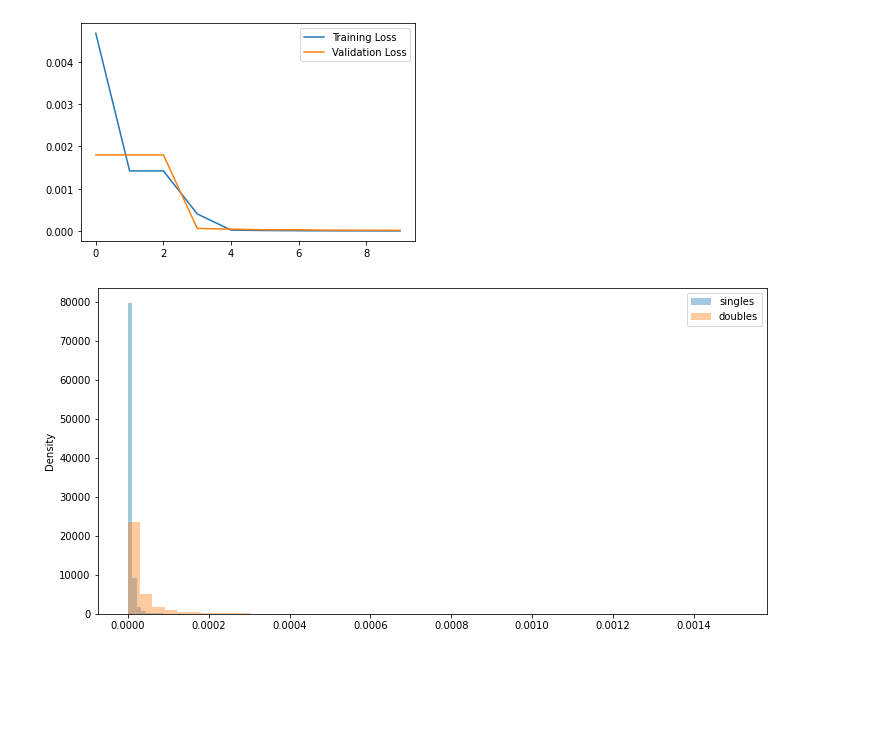
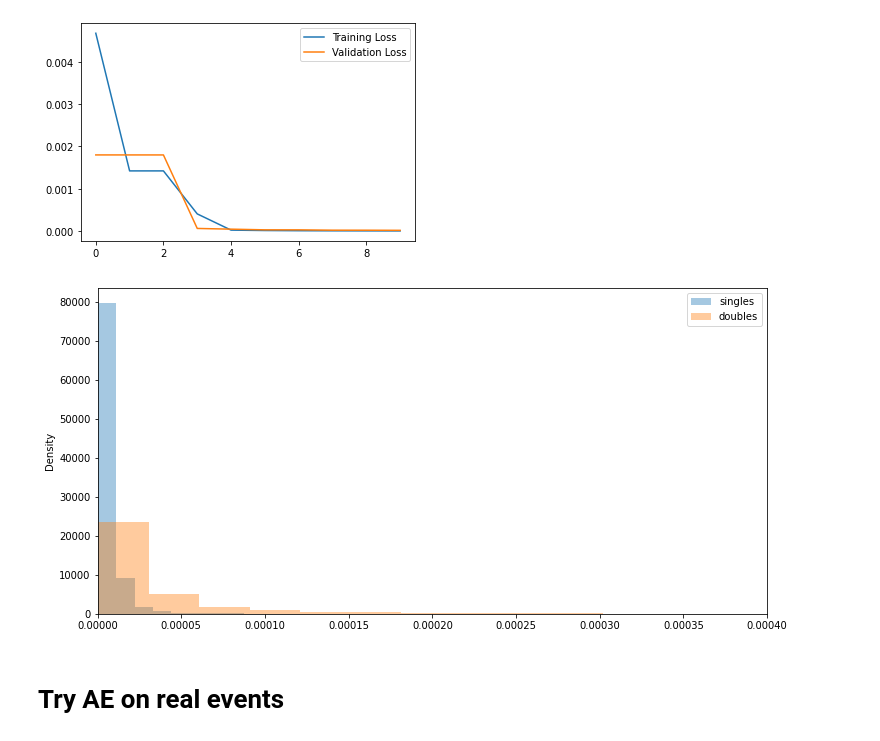
Before and after one commit to geirtul/master_analysis, a Jupyter notebook: notebooks/classification/autoencoder_occ.ipynb, the cells around one changed output. Cells and saved outputs as stored; diff of their text form; code cells hidden in the pictures; blank space fills up the shorter version.

```diff
--- a/notebooks/classification/autoencoder_occ.ipynb
+++ b/notebooks/classification/autoencoder_occ.ipynb
@@ -101,11 +105,12 @@ d_mse = np.mean(np.square(normalize_image_data(images[val_idx][d_idx_val]) - d_d
 # %%
 fig, ax = plt.subplots(figsize=(12,6))
 sns.distplot(s_mse, label="singles", ax=ax)
 sns.distplot(d_mse, label="doubles", ax=ax)
+ax.set_xlim([0.0, 0.0004])
 ax.legend()
 plt.show()
 # %% [output]
-[figure, old version]
+[figure, new version]
 # %%
 n = 10
 plt.figure(figsize=(30, 6))
@@ -125,3 +130,5 @@ for i in range(n):
     bx.get_xaxis().set_visible(False)
     bx.get_yaxis().set_visible(False)
 plt.show()
+# %% [markdown]
+# Try AE on real events
```
Also changed, not shown: parts of 2 cells of this notebook, 3 other files.
